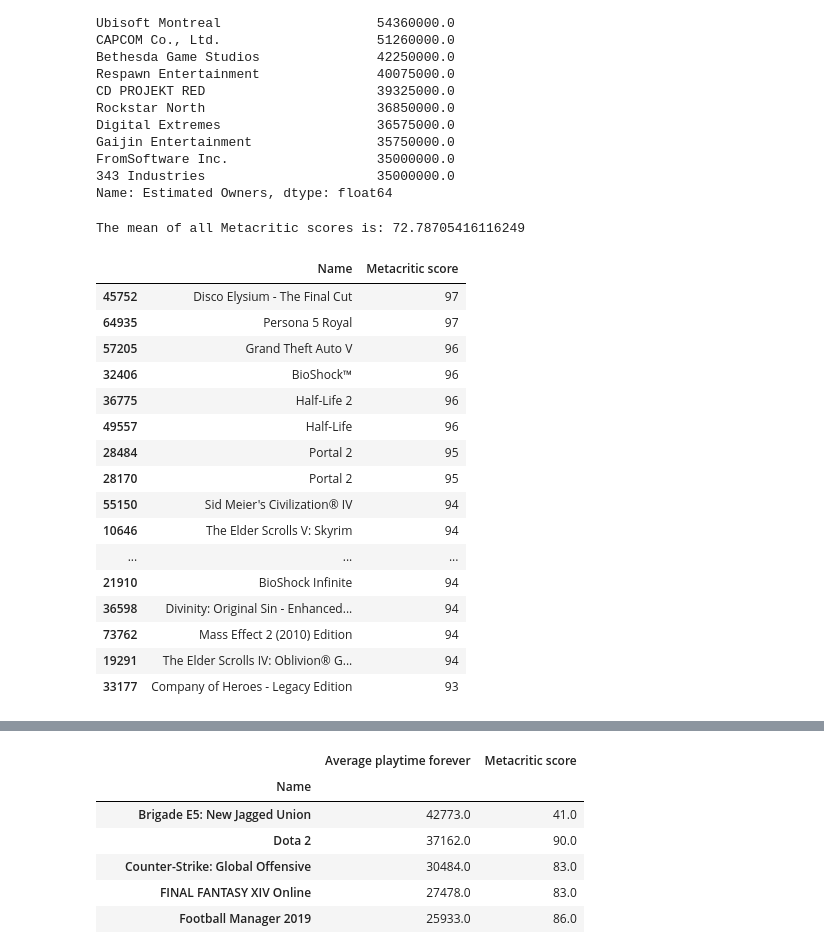
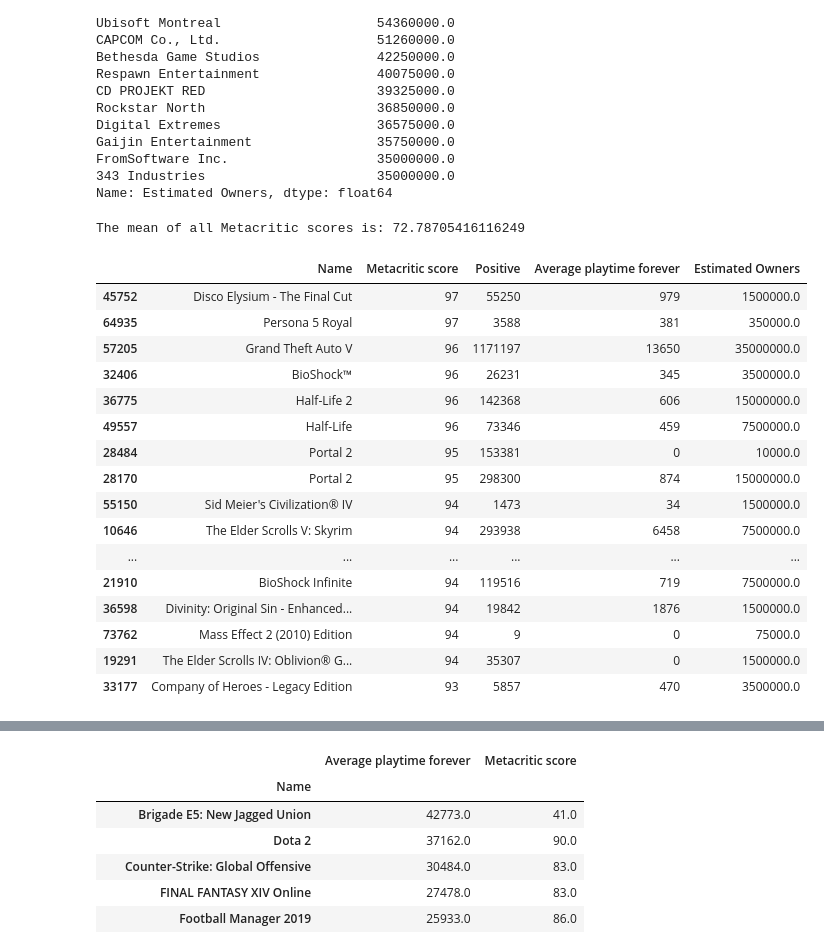
Before and after one commit to samhnelsen/Group-6, a Jupyter notebook: USE THIS Sam's workbook.ipynb, the cells around one changed output, grey strips where cells are left out. Saved outputs shown, nothing was run; the diff lists cells and outputs as text; code cells hidden in the pictures.

```diff
--- a/USE THIS Sam's workbook.ipynb
+++ b/USE THIS Sam's workbook.ipynb
@@ -115,28 +115,28 @@ Name: Estimated Owners, dtype: float64
 # %%
 #sort 'Metacritic score' values by descending order and remove any games that don't have a 'Metacritic score' (aka is equal to 0)
 top_scores_df = game_df.sort_values(by="Metacritic score", ascending=False)
 top_scores_df = top_scores_df[(top_scores_df["Metacritic score"])>0]
 score_mean = top_scores_df["Metacritic score"].mean()
 
 # Print the overal 'Metacritic score' mean and print the top mean scores per game
 print('The mean of all Metacritic scores is: {}'.format(score_mean))
-top_scores_df[["Name","Metacritic score"]].head(20)
+top_scores_df[["Name","Metacritic score","Positive","Average playtime forever","Estimated Owners"]].head(20)
 # %% [output]
 The mean of all Metacritic scores is: 72.78705416116249
-|  | Name | Metacritic score |
-| 45752 | Disco Elysium - The Final Cut | 97 |
-| 64935 | Persona 5 Royal | 97 |
-| 57205 | Grand Theft Auto V | 96 |
-| 32406 | BioShock™ | 96 |
-| 36775 | Half-Life 2 | 96 |
-| 49557 | Half-Life | 96 |
-| 28484 | Portal 2 | 95 |
-| 28170 | Portal 2 | 95 |
-| 55150 | Sid Meier's Civilization® IV | 94 |
-| 10646 | The Elder Scrolls V: Skyrim | 94 |
-| ... | ... | ... |
-| 21910 | BioShock Infinite | 94 |
-| 36598 | Divinity: Original Sin - Enhanced... | 94 |
-| 73762 | Mass Effect 2 (2010) Edition | 94 |
-| 19291 | The Elder Scrolls IV: Oblivion® G... | 94 |
-| 33177 | Company of Heroes - Legacy Edition | 93 |
+|  | Name | Metacritic score | Positive | Average playtime forever | Estimated Owners |
+| 45752 | Disco Elysium - The Final Cut | 97 | 55250 | 979 | 1500000.0 |
+| 64935 | Persona 5 Royal | 97 | 3588 | 381 | 350000.0 |
+| 57205 | Grand Theft Auto V | 96 | 1171197 | 13650 | 35000000.0 |
+| 32406 | BioShock™ | 96 | 26231 | 345 | 3500000.0 |
+| 36775 | Half-Life 2 | 96 | 142368 | 606 | 15000000.0 |
+| 49557 | Half-Life | 96 | 73346 | 459 | 7500000.0 |
+| 28484 | Portal 2 | 95 | 153381 | 0 | 10000.0 |
+| 28170 | Portal 2 | 95 | 298300 | 874 | 15000000.0 |
+| 55150 | Sid Meier's Civilization® IV | 94 | 1473 | 34 | 1500000.0 |
+| 10646 | The Elder Scrolls V: Skyrim | 94 | 293938 | 6458 | 7500000.0 |
+| ... | ... | ... | ... | ... | ... |
+| 21910 | BioShock Infinite | 94 | 119516 | 719 | 7500000.0 |
+| 36598 | Divinity: Original Sin - Enhanced... | 94 | 19842 | 1876 | 1500000.0 |
+| 73762 | Mass Effect 2 (2010) Edition | 94 | 9 | 0 | 75000.0 |
+| 19291 | The Elder Scrolls IV: Oblivion® G... | 94 | 35307 | 0 | 1500000.0 |
+| 33177 | Company of Heroes - Legacy Edition | 93 | 5857 | 470 | 3500000.0 |
```
Also changed, not shown: parts of 18 cells of this notebook.
